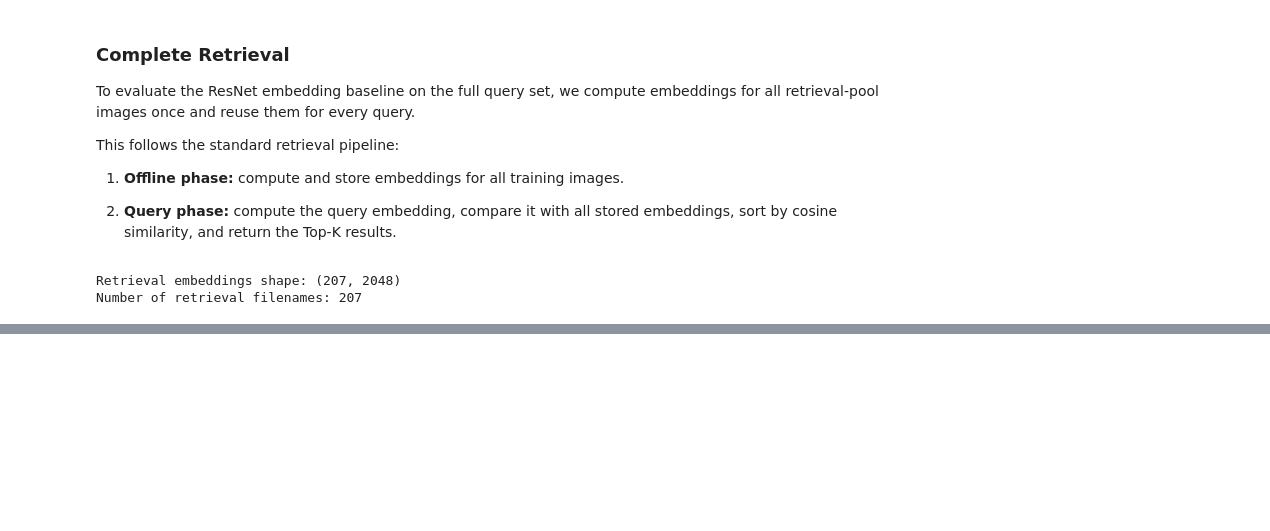
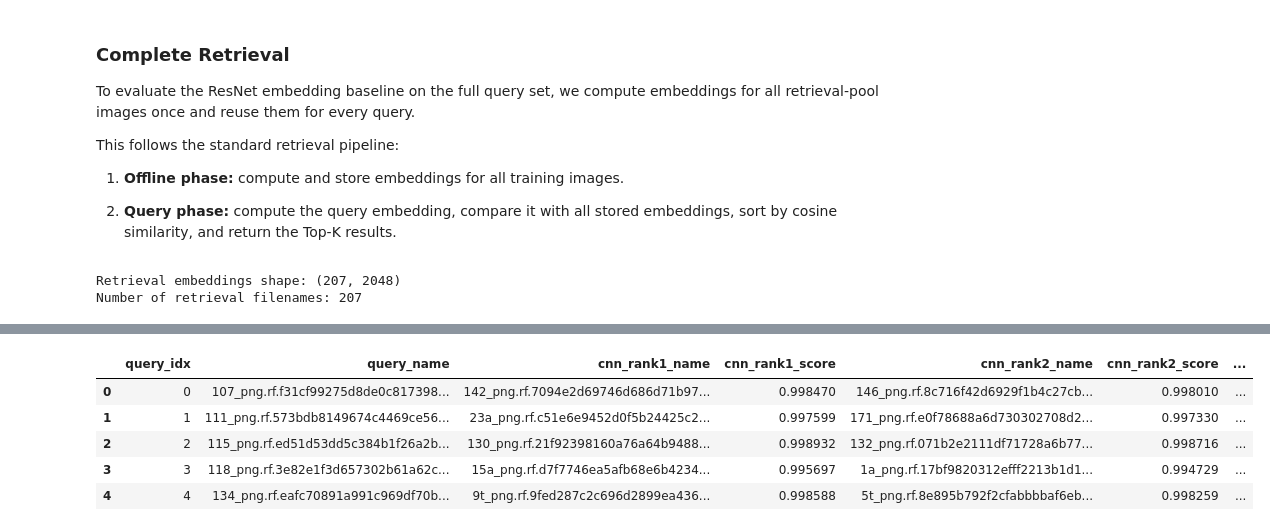
Before and after one commit to sarataboas/8_BallPool_ComputerVision, a Jupyter notebook: detection_and_retrieval/retrieval/experiments/exp2_deep_feature_retrieval.ipynb, the cells around one changed output, grey strips where cells are left out. Saved outputs shown, nothing was run; the diff lists cells and outputs as text; code cells hidden in the pictures; blank space fills up the shorter version.

```diff
--- a/detection_and_retrieval/retrieval/experiments/exp2_deep_feature_retrieval.ipynb
+++ b/detection_and_retrieval/retrieval/experiments/exp2_deep_feature_retrieval.ipynb
@@ -426,0 +554,33 @@ resnet_summary
+# %%
+# - #### **Complete Retrieval (CNN)**
+
+K = 5
+cnn_results = []
+
+for query_idx in tqdm(range(len(cnn_query_data))):
+    query_image, query_name = cnn_query_data[query_idx]
+
+    topk_idx, scores = get_topk_from_embeddings(
+        query_image=query_image,
+        model=cnn_extractor,
+        retrieval_embeddings=cnn_pool_embeddings,
+        k=K,
+    )
+
+    row = {"query_idx": query_idx, "query_name": query_name}
+    for rank in range(K):
+        retrieved_idx = topk_idx[rank]
+        row[f"cnn_rank{rank+1}_name"]  = cnn_pool_filenames[retrieved_idx]
+        row[f"cnn_rank{rank+1}_score"] = scores[retrieved_idx]
+
+    cnn_results.append(row)
+
+cnn_results_df = pd.DataFrame(cnn_results)
+cnn_results_df.head()
+# %% [output]
+|  | query_idx | query_name | cnn_rank1_name | cnn_rank1_score | cnn_rank2_name | cnn_rank2_score | ... |
+| 0 | 0 | 107_png.rf.f31cf99275d8de0c817398... | 142_png.rf.7094e2d69746d686d71b97... | 0.998470 | 146_png.rf.8c716f42d6929f1b4c27cb... | 0.998010 | ... |
+| 1 | 1 | 111_png.rf.573bdb8149674c4469ce56... | 23a_png.rf.c51e6e9452d0f5b24425c2... | 0.997599 | 171_png.rf.e0f78688a6d730302708d2... | 0.997330 | ... |
+| 2 | 2 | 115_png.rf.ed51d53dd5c384b1f26a2b... | 130_png.rf.21f92398160a76a64b9488... | 0.998932 | 132_png.rf.071b2e2111df71728a6b77... | 0.998716 | ... |
+| 3 | 3 | 118_png.rf.3e82e1f3d657302b61a62c... | 15a_png.rf.d7f7746ea5afb68e6b4234... | 0.995697 | 1a_png.rf.17bf9820312efff2213b1d1... | 0.994729 | ... |
+| 4 | 4 | 134_png.rf.eafc70891a991c969df70b... | 9t_png.rf.9fed287c2c696d2899ea436... | 0.998588 | 5t_png.rf.8e895b792f2cfabbbbaf6eb... | 0.998259 | ... |
```
Also changed, not shown: parts of 15 cells of this notebook, 1 other file.
